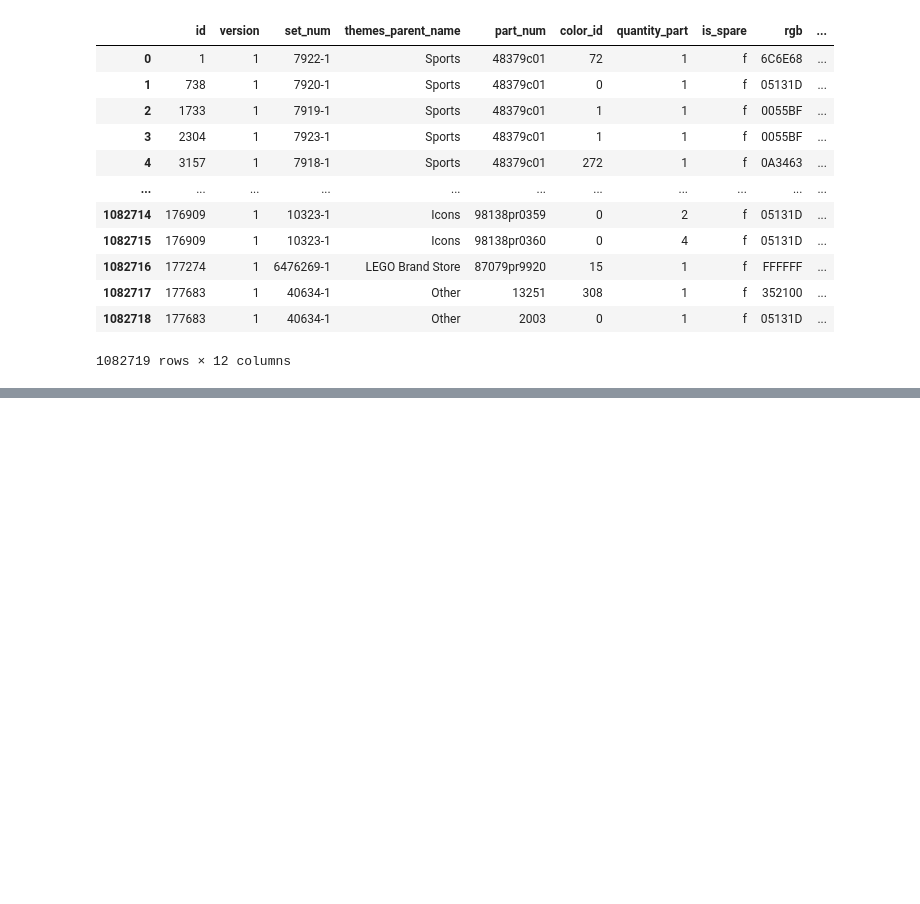
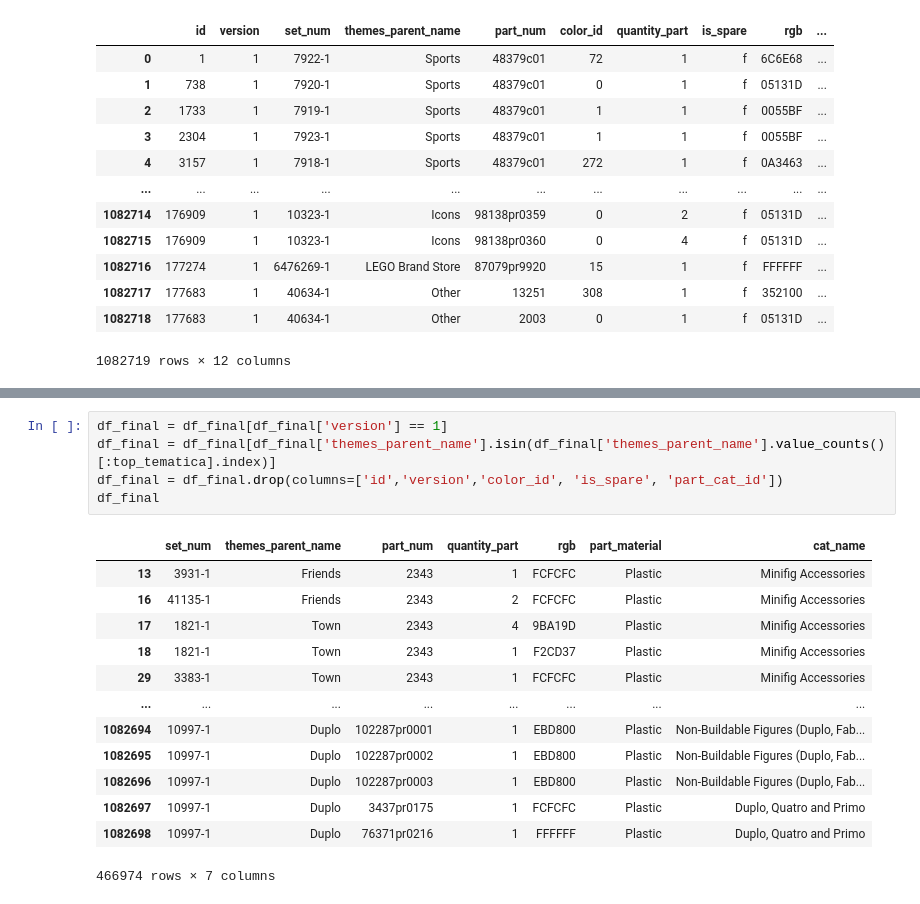
Before and after one commit to BenjaSar/AdD, a Jupyter notebook: TP_Integrador_AdD.ipynb, the cells around one changed output, grey strips where cells are left out. Saved outputs shown, nothing was run; the diff lists cells and outputs as text; blank space fills up the shorter version.

```diff
--- a/TP_Integrador_AdD.ipynb
+++ b/TP_Integrador_AdD.ipynb
@@ -2083,0 +1916,19 @@ Index(['id', 'version', 'set_num', 'themes_parent_name', 'part_num',
+# %%
+df_final = df_final[df_final['version'] == 1]
+df_final = df_final[df_final['themes_parent_name'].isin(df_final['themes_parent_name'].value_counts()[:top_tematica].index)]
+df_final = df_final.drop(columns=['id','version','color_id', 'is_spare', 'part_cat_id'])
+df_final
+# %% [output]
+|  | set_num | themes_parent_name | part_num | quantity_part | rgb | part_material | cat_name |
+| 13 | 3931-1 | Friends | 2343 | 1 | FCFCFC | Plastic | Minifig Accessories |
+| 16 | 41135-1 | Friends | 2343 | 2 | FCFCFC | Plastic | Minifig Accessories |
+| 17 | 1821-1 | Town | 2343 | 4 | 9BA19D | Plastic | Minifig Accessories |
+| 18 | 1821-1 | Town | 2343 | 1 | F2CD37 | Plastic | Minifig Accessories |
+| 29 | 3383-1 | Town | 2343 | 1 | FCFCFC | Plastic | Minifig Accessories |
+| ... | ... | ... | ... | ... | ... | ... | ... |
+| 1082694 | 10997-1 | Duplo | 102287pr0001 | 1 | EBD800 | Plastic | Non-Buildable Figures (Duplo, Fab... |
+| 1082695 | 10997-1 | Duplo | 102287pr0002 | 1 | EBD800 | Plastic | Non-Buildable Figures (Duplo, Fab... |
+| 1082696 | 10997-1 | Duplo | 102287pr0003 | 1 | EBD800 | Plastic | Non-Buildable Figures (Duplo, Fab... |
+| 1082697 | 10997-1 | Duplo | 3437pr0175 | 1 | FCFCFC | Plastic | Duplo, Quatro and Primo |
+| 1082698 | 10997-1 | Duplo | 76371pr0216 | 1 | FFFFFF | Plastic | Duplo, Quatro and Primo |
+466974 rows × 7 columns
```
Also changed, not shown: parts of 34 cells of this notebook, 1 other file.
